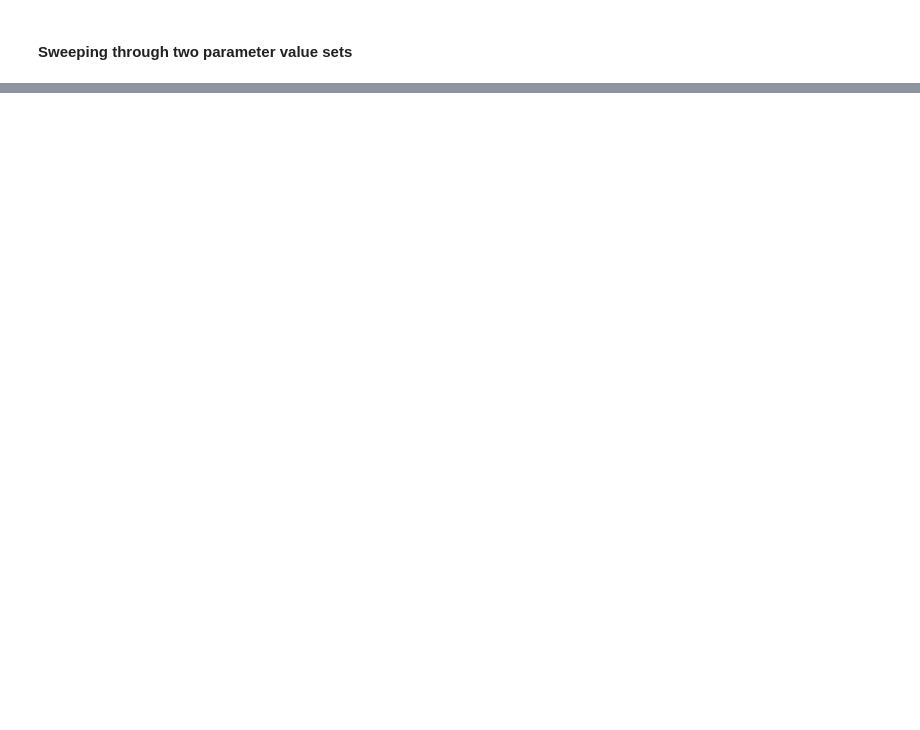
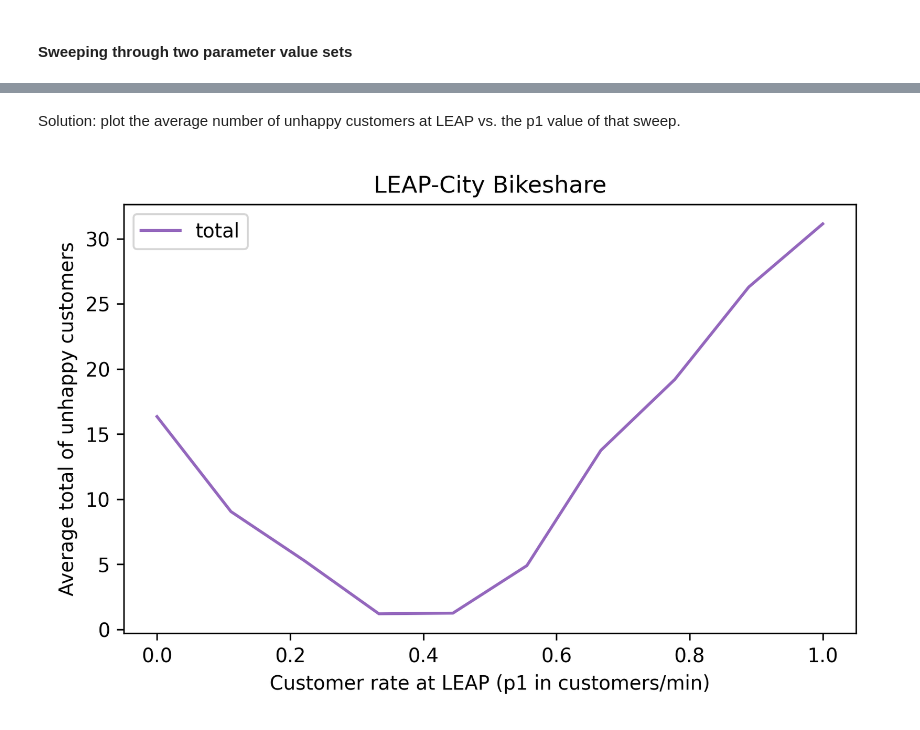
Before and after one commit to birkenkrahe/mod23, a Jupyter notebook: ipynb/4_challenge.ipynb, the cells around one changed output, grey strips where cells are left out. Drawn from its saved outputs; the diff is of its cells as text; code cells hidden in the pictures; blank space fills up the shorter version.

```diff
--- a/ipynb/4_challenge.ipynb
+++ b/ipynb/4_challenge.ipynb
@@ -31,0 +64,12 @@ NumPy to compute the average number of unhappy customers.
+# %%
+<<def run_multiple_simulations>>
+from modsim import show
+
+# run 10 simulations with 60 steps each and 0.3 customers/min everywhere
+total = run_multiple_simulations(0.3, 0.3, 60, 10)
+
+# print TimeSeries result for total number of customers
+print(show(total))
+
+from numpy import mean
+print(mean(total))
@@ -45,0 +125,36 @@ What value of `p1` minimizes the average number of unhappy customers?
+# %%
+<<def run_multiple_simulations>>
+from modsim import show, SweepSeries
+
+# create p1_array using numpy.linspace
+p1_array = linspace(0,1,10)  # 10 p1 values in [0,1]
+p2 = 0.3
+num_steps = 60
+num_runs = 20
+
+# initialize SweepSeries
+sweepRun = SweepSeries()
+
+# run 20 simulations with 60 steps each and 0.3 customers/min at LEAP
+for p1 in p1_array:
+    total = run_multiple_simulations(p1,p2,num_steps,num_runs)
+
+    # store average number of unhappy customers for each p1 sweep
+    sweepRun[p1] = mean(total)
+# %% [markdown]
+Solution: plot the average number of unhappy customers at LEAP vs. the
+p1 value of that sweep.
+# %%
+# plot average number of unhappy customers at LEAP location vs. p1
+sweepRun.plot(label='total', color='C4')
+
+# customize plot
+decorate(title='LEAP-City Bikeshare',
+         xlabel='Customer rate at LEAP (p1 in customers/min)',
+         ylabel='Average total of unhappy customers')
+
+# store figure in PNG file, then clear current figure.
+plt.savefig("img/leapSweep.png")  # import matplotlib.pyplot as plt
+plt.clf()
+# %% [output]
+[figure, added]
```
Also changed, not shown: parts of 9 cells of this notebook, 2 other files.
